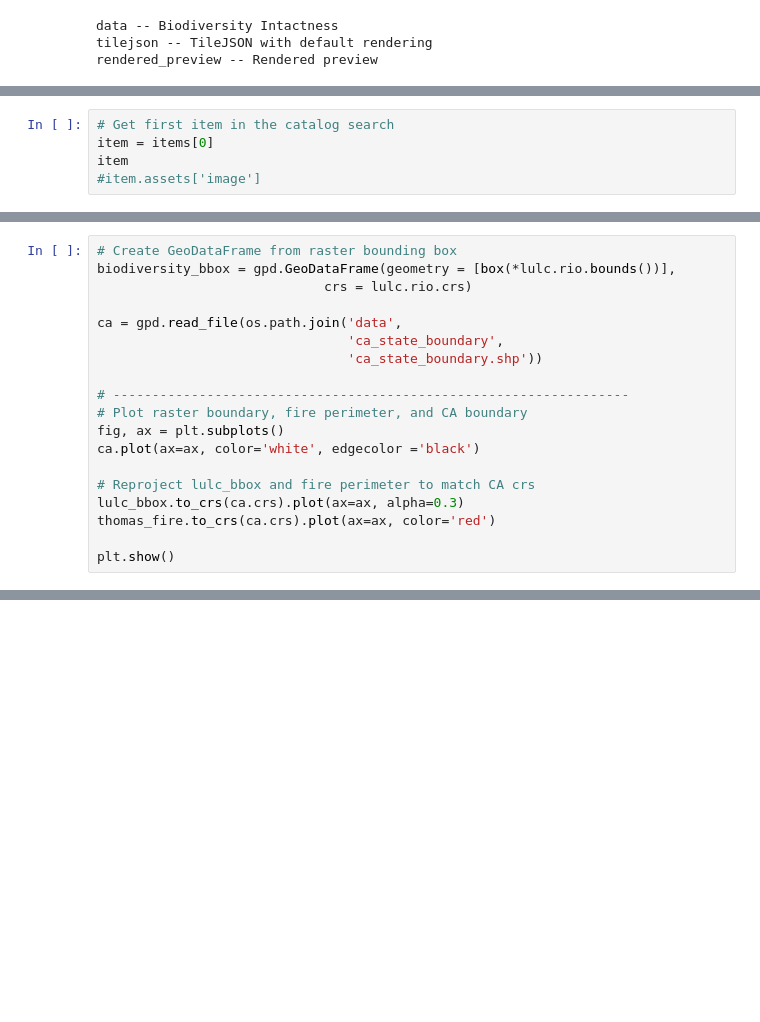
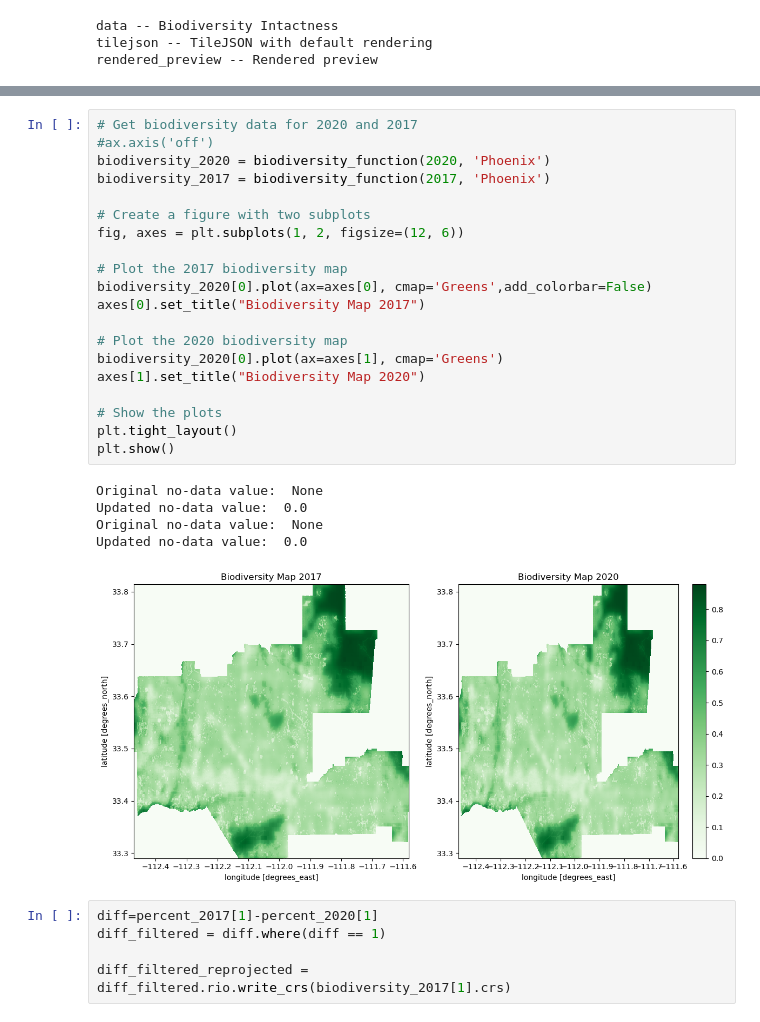
Before and after one commit to kpaya/impacts-of-urban-expansion-analysis, a Jupyter notebook: EDS220-FinalProject-Task2.ipynb, the cells around one changed output, grey strips where cells are left out. Cells and saved outputs as stored; diff of their text form; blank space fills up the shorter version.

```diff
--- a/EDS220-FinalProject-Task2.ipynb
+++ b/EDS220-FinalProject-Task2.ipynb
@@ -112,5 +158,0 @@ len(items)
-# %%
-# Get first item in the catalog search
-item = items[0]
-item
-#item.assets['image']
@@ -140,19 +158,0 @@ Sizes of dimensions: {'y': 7992, 'x': 7992}
-# %%
-# Create GeoDataFrame from raster bounding box
-biodiversity_bbox = gpd.GeoDataFrame(geometry = [box(*lulc.rio.bounds())],
-                             crs = lulc.rio.crs)
-
-ca = gpd.read_file(os.path.join('data',
-                                'ca_state_boundary',
-                                'ca_state_boundary.shp'))
-
-# ------------------------------------------------------------------
-# Plot raster boundary, fire perimeter, and CA boundary
-fig, ax = plt.subplots()
-ca.plot(ax=ax, color='white', edgecolor ='black')
-
-# Reproject lulc_bbox and fire perimeter to match CA crs
-lulc_bbox.to_crs(ca.crs).plot(ax=ax, alpha=0.3)
-thomas_fire.to_crs(ca.crs).plot(ax=ax, color='red')
-
-plt.show()
@@ -203,0 +271,31 @@ gif(data_array, fps=1, cmap="Greens", robust=True)
+# %%
+# Get biodiversity data for 2020 and 2017
+#ax.axis('off')
+biodiversity_2020 = biodiversity_function(2020, 'Phoenix')
+biodiversity_2017 = biodiversity_function(2017, 'Phoenix')
+
+# Create a figure with two subplots
+fig, axes = plt.subplots(1, 2, figsize=(12, 6))
+
+# Plot the 2017 biodiversity map
+biodiversity_2020[0].plot(ax=axes[0], cmap='Greens',add_colorbar=False)
+axes[0].set_title("Biodiversity Map 2017")
+
+# Plot the 2020 biodiversity map
+biodiversity_2020[0].plot(ax=axes[1], cmap='Greens')
+axes[1].set_title("Biodiversity Map 2020")
+
+# Show the plots
+plt.tight_layout()
+plt.show()
+# %% [output]
+Original no-data value:  None
+Updated no-data value:  0.0
+Original no-data value:  None
+Updated no-data value:  0.0
+[figure, added]
+# %%
+diff=percent_2017[1]-percent_2020[1]
+diff_filtered = diff.where(diff == 1)
+
+diff_filtered_reprojected = diff_filtered.rio.write_crs(biodiversity_2017[1].crs)
```
Also changed, not shown: parts of 36 cells of this notebook.
